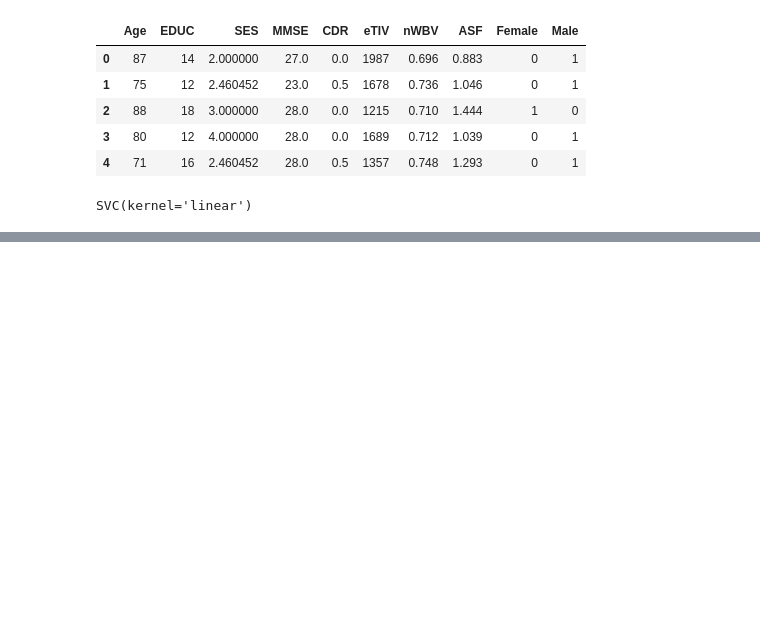
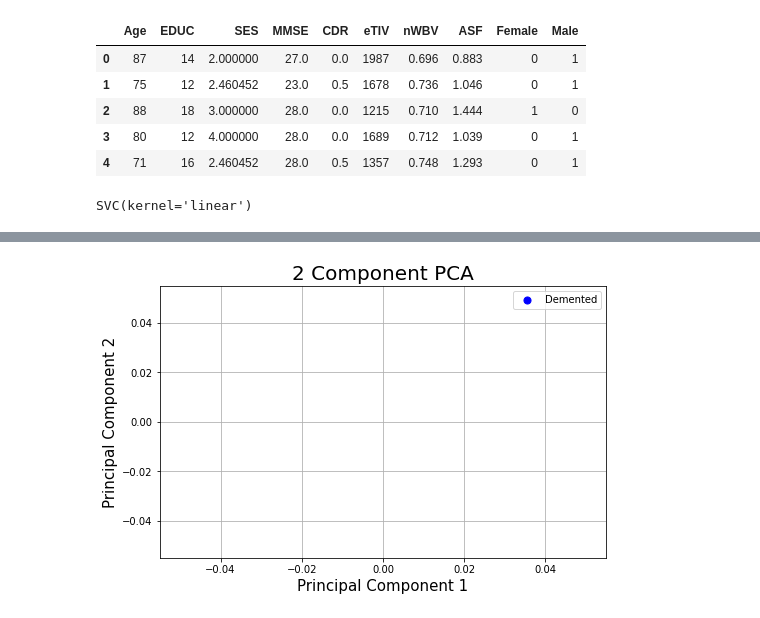
Before and after one commit to Radhika303/Dementia_Prediction, a Jupyter notebook: Dementia_Data .ipynb, the cells around one changed output, grey strips where cells are left out. Drawn from its saved outputs; the diff is of its cells as text; code cells hidden in the pictures; blank space fills up the shorter version.

```diff
--- a/Dementia_Data .ipynb
+++ b/Dementia_Data .ipynb
@@ -309,0 +359,5 @@ X, y = make_classification(n_samples=10000, weights=[0.99], flip_y=0)
+# %%
+#Make a list of (eigenvalue, eigenvector) tuples
+eig_pairs = [(np.abs(eig_vals[i]), eig_vecs[:,i])
+for i in range(len(eig_vals))]
+print(type(eig_pairs))
@@ -309,0 +441,5 @@ X, y = make_classification(n_samples=10000, weights=[0.99], flip_y=0)
+# %%
+print(eig_pairs[0][1])
+print(eig_pairs[1][1])
+matrix_w = np.hstack((eig_pairs[0][1].reshape(20,1), eig_pairs[1][1].reshape(20,1)))
+#hstack: Stacks arrays in sequence horizontally (column wise). print('Matrix W:\n', matrix_w)
@@ -309,0 +475,6 @@ X, y = make_classification(n_samples=10000, weights=[0.99], flip_y=0)
+# %%
+# projection onto the new feature space
+
+Y = X_std.dot(matrix_w)
+principalDf = pd.DataFrame(data = Y , columns = ['principal component 1', 'principal component 2'])
+principalDf.head()
@@ -309,0 +488,3 @@ X, y = make_classification(n_samples=10000, weights=[0.99], flip_y=0)
+# %%
+finalDf = pd.concat([principalDf,pd.DataFrame(y,columns = ['Group'])], axis = 1)
+finalDf.head()
@@ -309,0 +498,19 @@ X, y = make_classification(n_samples=10000, weights=[0.99], flip_y=0)
+# %%
+# visualize 2D Projection
+
+fig = plt.figure(figsize = (8,5))
+ax = fig.add_subplot(1,1,1)
+ax.set_xlabel('Principal Component 1', fontsize = 15)
+ax.set_ylabel('Principal Component 2', fontsize = 15)
+ax.set_title('2 Component PCA', fontsize = 20)
+targets = ['Demented', 'Nondemented', 'Converted']
+colors = ['r', 'g', 'b']
+
+for target, color in zip(targets,colors):
+    indicesToKeep = finalDf['Group'] == target
+
+ax.scatter(finalDf.loc[indicesToKeep, 'principal component 1'] , finalDf.loc[indicesToKeep, 'principal component 2'] , c = color , s = 50)
+ax.legend(targets)
+ax.grid()
+# %% [output]
+[figure, added]
```
Also changed, not shown: parts of 28 cells of this notebook.
